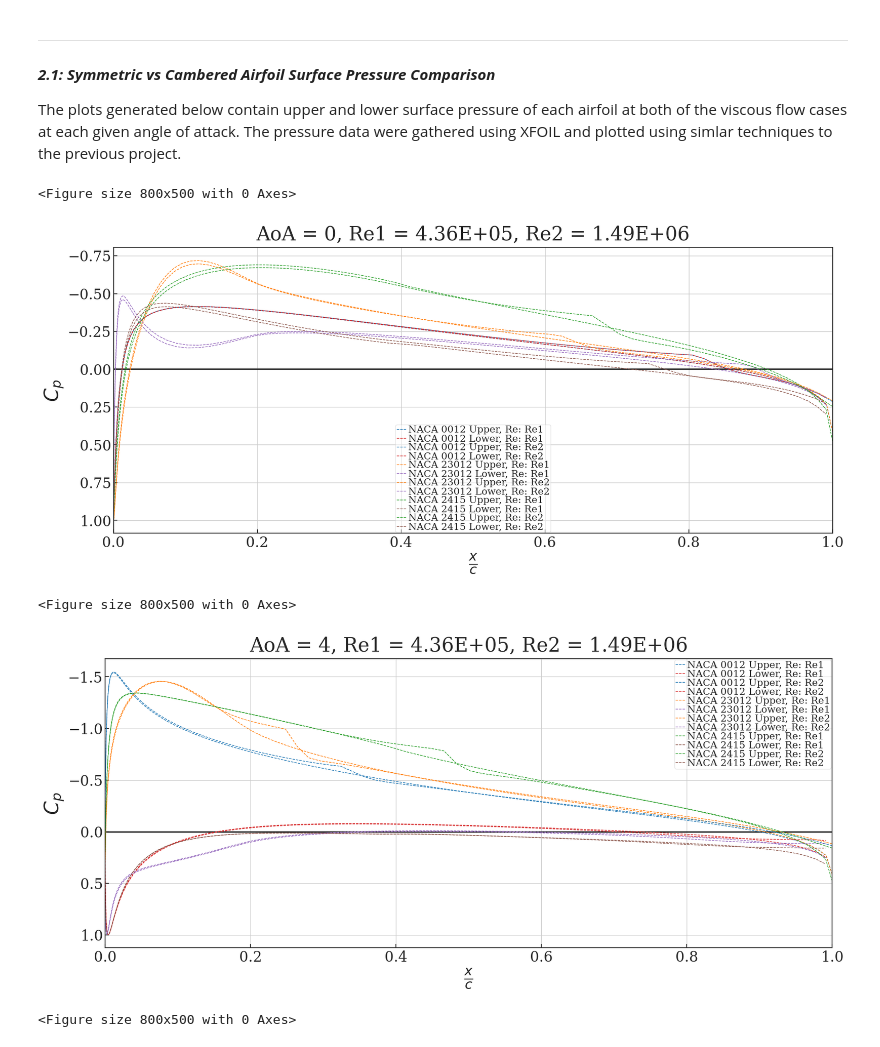
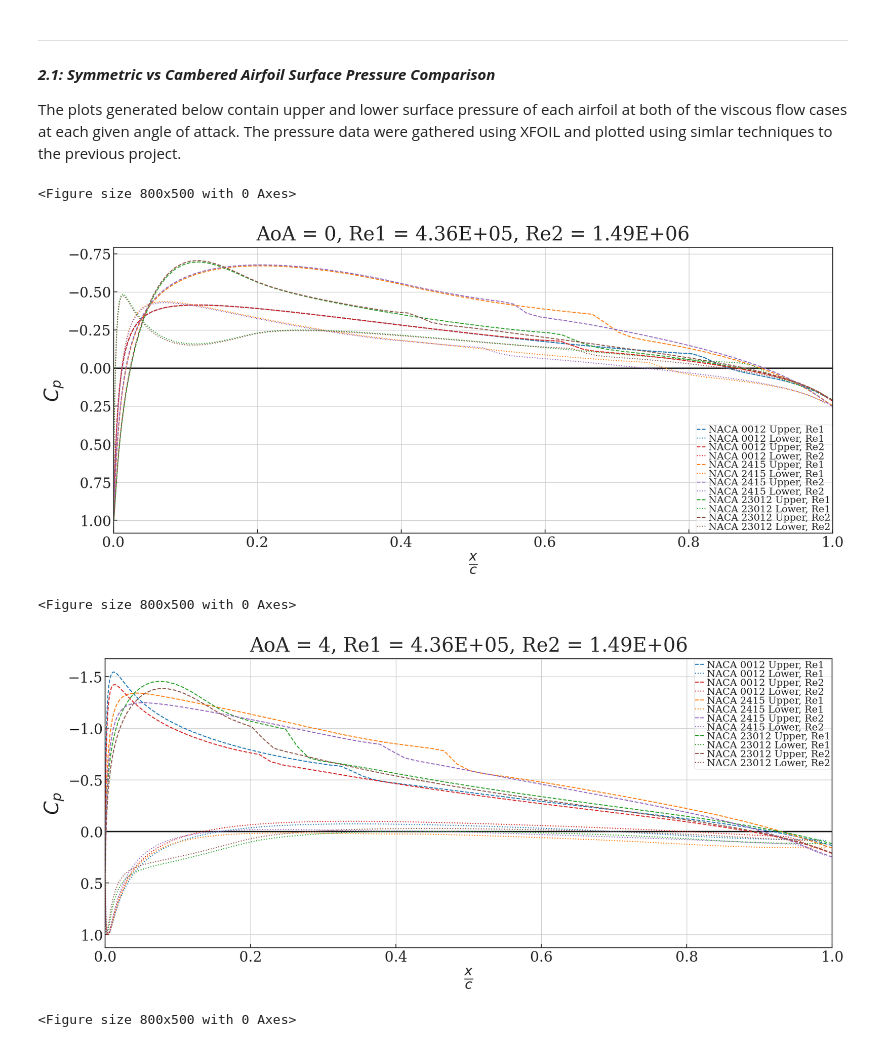
Before and after one commit to ndrichmond/EAE127, a Jupyter notebook: Project 1/EAE127_P1_Richmond_Nicholas.ipynb, the cells around one changed output. Cells and saved outputs as stored; diff of their text form; code cells hidden in the pictures.

```diff
--- a/Project 1/EAE127_P1_Richmond_Nicholas.ipynb
+++ b/Project 1/EAE127_P1_Richmond_Nicholas.ipynb
@@ -314,7 +314,8 @@ The plots generated below contain upper and lower surface pressure of each airfo
 import os.path #allows filepaths to be added on both mac and windows
 folder = "xfoilCps"
 
-def plotCp(angle):
+#plots all airfoils in the list 'airfoils' at all flight cases in the list 'cases' at the specified angle of attack
+def plotCp(angle,airfoils,cases):
 
     plt.figure().set_figheight(5)
     plt.figure().set_figwidth(20)
@@ -328,62 +329,58 @@ def plotCp(angle):
     #make the axis bold
     plt.axhline(y=0, lw=2, color='k')
 
-    for case in range(2):
+    count = 0
+    for case in cases: #iterate through each case
         Re = 0
-        if case == 0:
+        if case == 1:
             Re = "Re1"
-        if case == 1:
+        if case == 2:
             Re = "Re2"
 
-        for i in range(3):
-            airfoil = '0'
-            uLineColor = 0
-            lLineColor = 0
-            if i == 0:
-                airfoil = '0012'
-                uLineColor = colors[0]
-                lLineColor = colors[3]
-            if i == 1:
-                airfoil = '23012'
-                uLineColor = colors[1]
-                lLineColor = colors[4]
-            if i == 2:
-                airfoil = '2415'
-                uLineColor = colors[2]
-                lLineColor = colors[5]
+        for airfoil in airfoils: #iterate through each airfoil
+            #assign colors to the upper and lower surfaces
+            lineColor = colors[count]
+            count += 1
+
+            #get the file for each graph
             filename = os.path.join(folder,"a{}naca{}CpC{}".format(angle,airfoil,case))
             xRaw,CpRaw = np.loadtxt(filename, skiprows = 1, unpack = True)
 
             upperX = np.empty(0)
             upperCp = np.empty(0)
             lowerX = np.empty(0)
             lowerCp = np.empty(0)
+
+            #each file has both upper and lower surface data concatenated, so detect when the x value switches from going backward to forward and separate upper and lower surface pressures
             for i in range(1,len(xRaw)):
                 if xRaw[i-1] - xRaw[i] < 0:
                     lowerX = np.append(lowerX,xRaw[i-1])
                     lowerCp = np.append(lowerCp,CpRaw[i-1])
                 else:
                     upperX = np.append(upperX,xRaw[i-1])
                     upperCp = np.append(upperCp,CpRaw[i-1])
-            plt.plot(upperX,upperCp,label = "NACA {} Upper, Re: {}".format(airfoil,Re),color=uLineColor,linewidth = 1, linestyle='--')
-            plt.plot(lowerX,lowerCp,label = "NACA {} Lower, Re: {}".format(airfoil,Re),color=lLineColor, linewidth = 1, linestyle='--')
+
+            #plot everything
+            plt.plot(upperX,upperCp,label = "NACA {} Upper, {}".format(airfoil,Re),color=lineColor,linewidth = 1.5, linestyle='--')
+            plt.plot(lowerX,lowerCp,label = "NACA {} Lower, {}".format(airfoil,Re),color=lineColor, linewidth = 1.5, linestyle=':')
+
 
     plt.xlim([0, 1]) #Lock x-axis to airfoil
-    #Plot Legend located in 'best' space
-    plt.legend(loc='best')
+    plt.legend(loc='best') #Plot Legend located in 'best' space
 
+    #Reorder elements in the legend to make it more readable
     handles, labels = plt.gca().get_legend_handles_labels()
     order = [0,1,6,7,2,3,8,9,4,5,10,11]
     plt.legend([handles[idx] for idx in order],[labels[idx] for idx in order])
 
 
 
-plotCp(0)
-plotCp(4)
-plotCp(12)
+plotCp(0,('0012','2415','23012'),(1,2))
+plotCp(4,('0012','2415','23012'),(1,2))
+plotCp(12,('0012','2415','23012'),(1,2))
 # %% [output]
 <Figure size 800x500 with 0 Axes>
-[figure, old version]
+[figure, new version]
 <Figure size 800x500 with 0 Axes>
-[figure, old version]
+[figure, new version]
 <Figure size 800x500 with 0 Axes>
```
Also changed, not shown: parts of 4 cells of this notebook.
